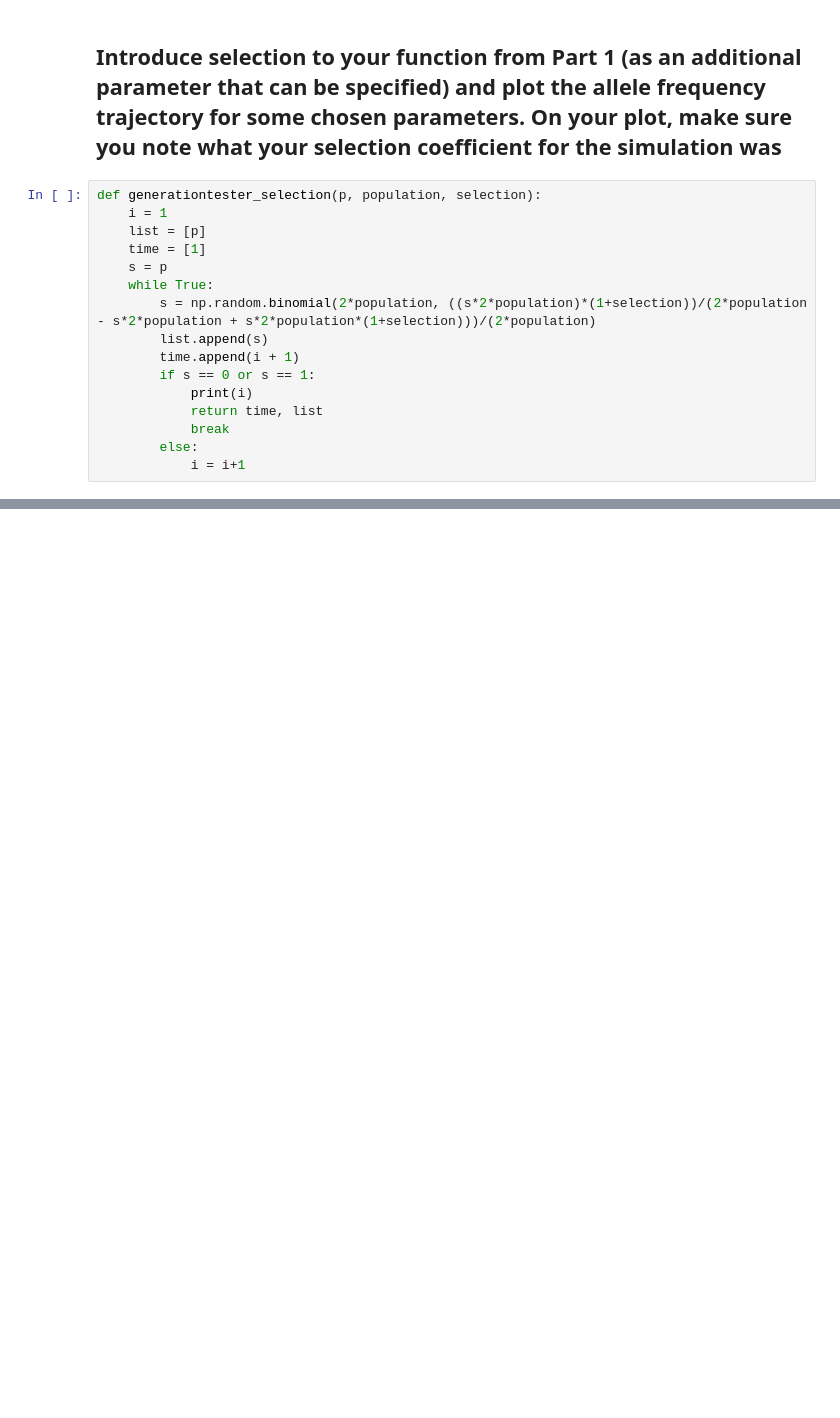
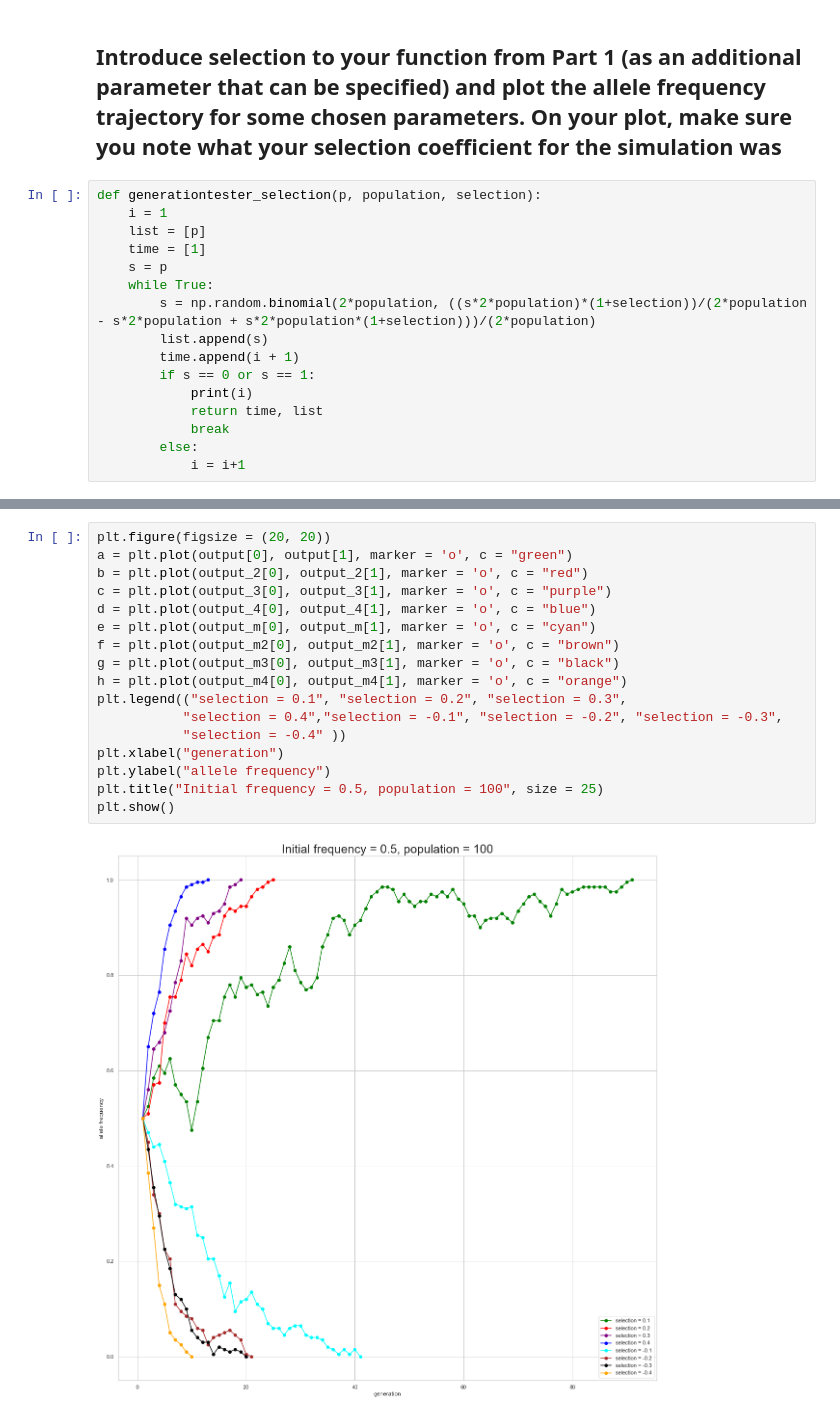
Before and after one commit to Andymao1998/qbb2021-answers, a Jupyter notebook: week8_hw/Week8_hw.ipynb, the cells around one changed output, grey strips where cells are left out. Drawn from its saved outputs; the diff is of its cells as text; blank space fills up the shorter version.

```diff
--- a/week8_hw/Week8_hw.ipynb
+++ b/week8_hw/Week8_hw.ipynb
@@ -209,0 +246,19 @@ plt.show()
+# %%
+plt.figure(figsize = (20, 20))
+a = plt.plot(output[0], output[1], marker = 'o', c = "green")
+b = plt.plot(output_2[0], output_2[1], marker = 'o', c = "red")
+c = plt.plot(output_3[0], output_3[1], marker = 'o', c = "purple")
+d = plt.plot(output_4[0], output_4[1], marker = 'o', c = "blue")
+e = plt.plot(output_m[0], output_m[1], marker = 'o', c = "cyan")
+f = plt.plot(output_m2[0], output_m2[1], marker = 'o', c = "brown")
+g = plt.plot(output_m3[0], output_m3[1], marker = 'o', c = "black")
+h = plt.plot(output_m4[0], output_m4[1], marker = 'o', c = "orange")
+plt.legend(("selection = 0.1", "selection = 0.2", "selection = 0.3",
+           "selection = 0.4","selection = -0.1", "selection = -0.2", "selection = -0.3",
+           "selection = -0.4" ))
+plt.xlabel("generation")
+plt.ylabel("allele frequency")
+plt.title("Initial frequency = 0.5, population = 100", size = 25)
+plt.show()
+# %% [output]
+[figure, added]
```
Also changed, not shown: parts of 9 cells of this notebook.
